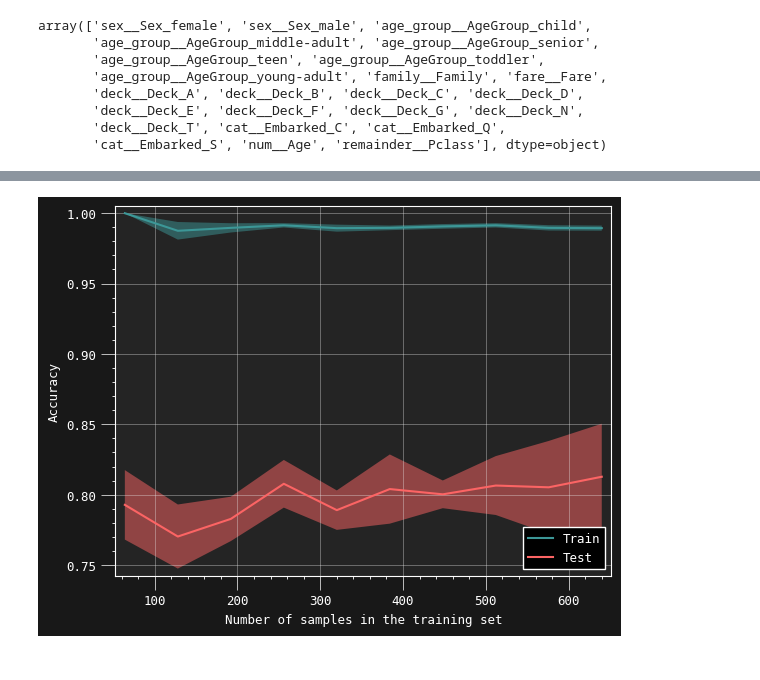
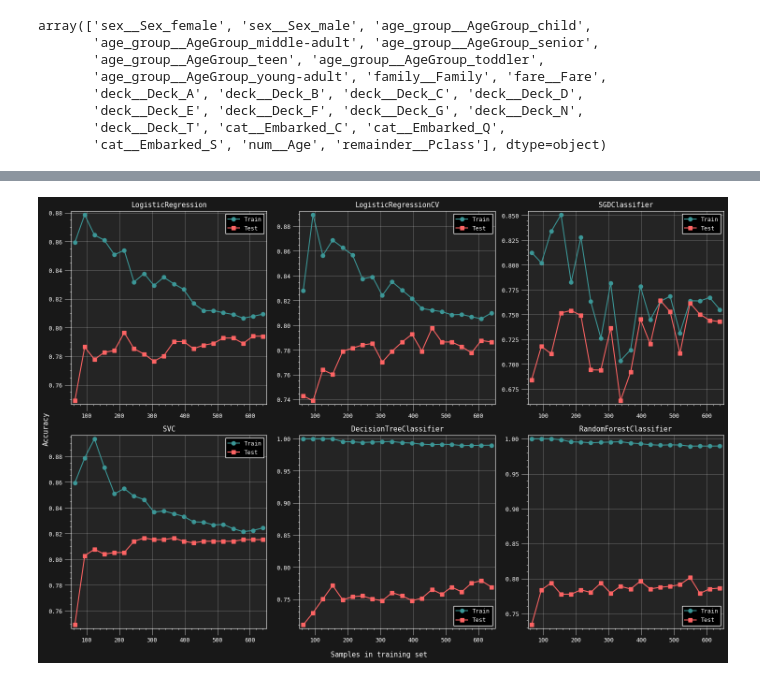
Before and after one commit to Homanloo/Titanic-Survival, a Jupyter notebook: Models.ipynb, the cells around one changed output, grey strips where cells are left out. Drawn from its saved outputs; the diff is of its cells as text; code cells hidden in the pictures.

Commit message:
Update Models.ipynb
Added a flexible function to plot learning curves.

```diff
--- a/Models.ipynb
+++ b/Models.ipynb
@@ -145,9 +145,3 @@ array(['sex__Sex_female', 'sex__Sex_male', 'age_group__AgeGroup_child',
        'deck__Deck_E', 'deck__Deck_F', 'deck__Deck_G', 'deck__Deck_N',
        'deck__Deck_T', 'cat__Embarked_C', 'cat__Embarked_Q',
        'cat__Embarked_S', 'num__Age', 'remainder__Pclass'], dtype=object)
-# %%
-from sklearn.linear_model import LogisticRegression
-
-logistic_reg = make_pipeline(preprocessing, LogisticRegression())
-logistic_reg.fit(x_train, y_train)
-logistic_reg.score(x_test, y_test)
@@ -259,19 +147,0 @@ plt.show()
-# %%
-from sklearn.ensemble import RandomForestClassifier
-
-rf = make_pipeline(preprocessing, RandomForestClassifier())
-rf.fit(x_train, y_train)
-rf.score(x_train, y_train)
-
-train_sizes, train_scores, test_scores = learning_curve(
-    estimator=RandomForestClassifier(),
-    X=x_train_transformed,
-    y=y_train,
-    train_sizes=np.linspace(0.1, 1.0, 10),
-    cv=5,
-    scoring='accuracy'
-)
-LearningCurveDisplay(train_sizes=train_sizes, train_scores=train_scores, test_scores=test_scores, score_name='Accuracy').plot()
-plt.show()
-# %% [output]
-[figure, removed]
@@ -277,0 +196,21 @@ plt.show()
+# %%
+from sklearn.linear_model import LogisticRegression, LogisticRegressionCV, SGDClassifier
+from sklearn.svm import SVC
+from sklearn.tree import DecisionTreeClassifier
+from sklearn.ensemble import RandomForestClassifier
+
+models_list = [
+    (LogisticRegression(), "LogisticRegression"),
+    (LogisticRegressionCV(), "LogisticRegressionCV"),
+    (SGDClassifier(), "SGDClassifier"),
+    (SVC(), "SVC"),
+    (DecisionTreeClassifier(), "DecisionTreeClassifier"),
+    (RandomForestClassifier(), "RandomForestClassifier"),
+]
+# %%
+plot_learning_curves(models_list=models_list,
+                     x=x_train_transformed,
+                     y=y_train,
+                     size=20)
+# %% [output]
+[figure, added]
```
Also changed, not shown: parts of 7 cells of this notebook.
